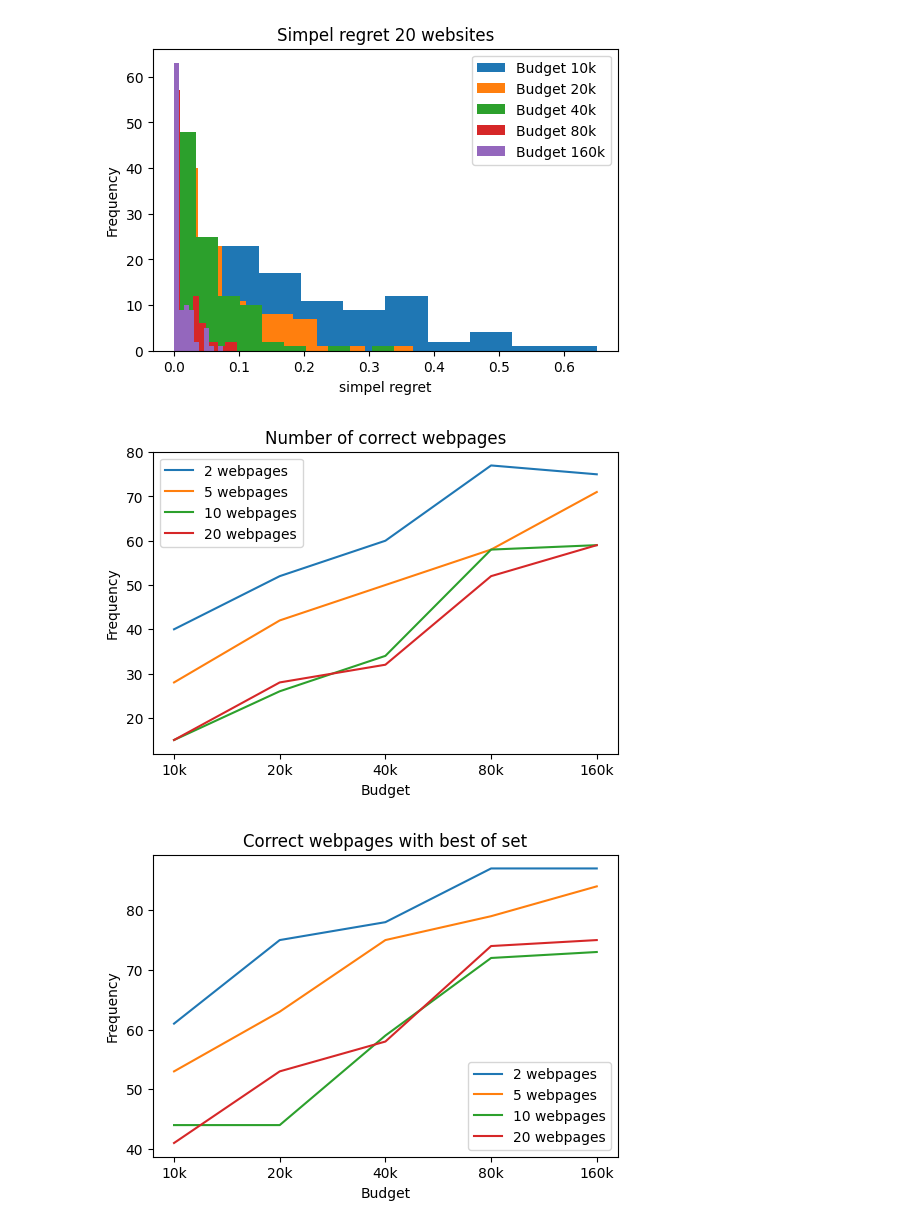
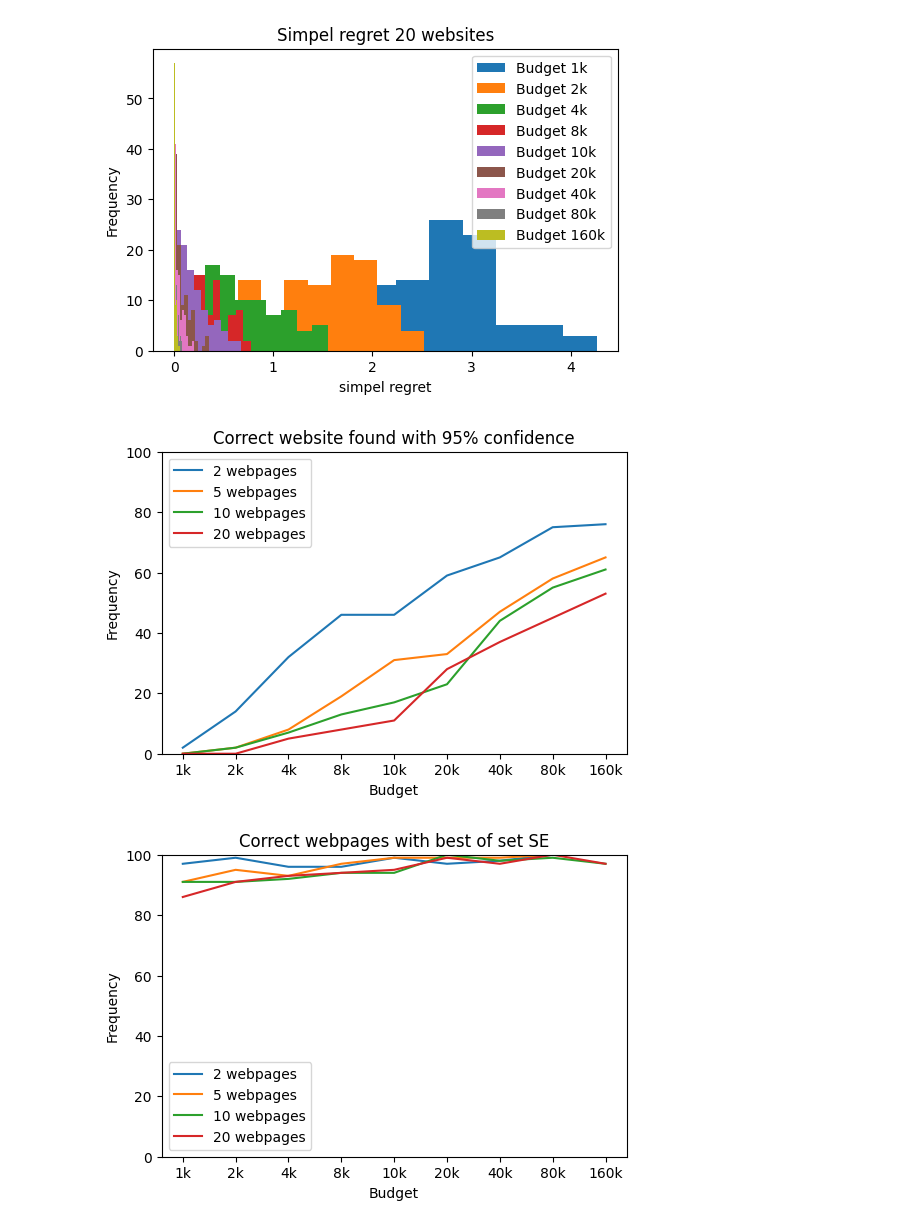
Before and after one commit to FlorisSchmidt/PBO, a Jupyter notebook: plots.ipynb, the cells around one changed output. Cells and saved outputs as stored; diff of their text form; code cells hidden in the pictures.

```diff
--- a/plots.ipynb
+++ b/plots.ipynb
@@ -63,29 +151,29 @@ plt.show()
 # %%
 for idx, site in enumerate(sites20):
-    plt.hist(simpel_regrets.get(site),label = f'Budget {budgets_labels[idx]}')
+    plt.hist(simpel_regrets_se.get(site),label = f'Budget {budgets_labels[idx]}')
 plt.legend()
 plt.title('Simpel regret 20 websites')
 plt.xlabel('simpel regret')
 plt.ylabel('Frequency')
 plt.show()
 # %% [output]
-[figure, old version]
+[figure, new version]
 # %%
 count_0_site2 = []
 for site in sites2:
-    count_0_site2.append(simpel_regrets.get(site).count(0))
+    count_0_site2.append(simpel_regrets_se.get(site).count(0))
 
 count_0_site5 = []
 for site in sites5:
-    count_0_site5.append(simpel_regrets.get(site).count(0))
+    count_0_site5.append(simpel_regrets_se.get(site).count(0))
 
 count_0_site10 = []
 for site in sites10:
-    count_0_site10.append(simpel_regrets.get(site).count(0))
+    count_0_site10.append(simpel_regrets_se.get(site).count(0))
 
 count_0_site20 = []
 for site in sites20:
-    count_0_site20.append(simpel_regrets.get(site).count(0))
+    count_0_site20.append(simpel_regrets_se.get(site).count(0))
 # %%
 plt.plot(count_0_site2,label='2 webpages')
 plt.plot(count_0_site5,label='5 webpages')
@@ -93,43 +181,43 @@ plt.plot(count_0_site10,label='10 webpages')
 plt.plot(count_0_site20,label='20 webpages')
 plt.legend()
 plt.ylabel('Frequency')
-x = [0,1,2,3,4]
-xi = ['10k','20k','40k','80k','160k']
+x = [0,1,2,3,4,5,6,7,8]
+xi = ['1k','2k','4k','8k','10k','20k','40k','80k','160k']
 plt.xticks(x,xi);
 plt.xlabel('Budget')
-plt.title('Number of correct webpages')
+plt.ylim(0,100)
+plt.title('Correct website found with 95% confidence')
 plt.show()
 # %% [output]
-[figure, old version]
+[figure, new version]
 # %%
-count_0_site2 = []
+count_0_site2_best_se = []
 for site in sites2:
-    count_0_site2.append(simpel_regrets_best.get(site).count(0))
+    count_0_site2_best_se.append(simpel_regrets_best_se.get(site).count(0))
 
-count_0_site5 = []
+count_0_site5_best_se = []
 for site in sites5:
-    count_0_site5.append(simpel_regrets_best.get(site).count(0))
+    count_0_site5_best_se.append(simpel_regrets_best_se.get(site).count(0))
 
-count_0_site10 = []
+count_0_site10_best_se = []
 for site in sites10:
-    count_0_site10.append(simpel_regrets_best.get(site).count(0))
+    count_0_site10_best_se.append(simpel_regrets_best_se.get(site).count(0))
 
-count_0_site20 = []
+count_0_site20_best_se = []
 for site in sites20:
-    count_0_site20.append(simpel_regrets_best.get(site).count(0))
+    count_0_site20_best_se.append(simpel_regrets_best_se.get(site).count(0))
 # %%
-plt.plot(count_0_site2,label='2 webpages')
-plt.plot(count_0_site5,label='5 webpages')
-plt.plot(count_0_site10,label='10 webpages')
-plt.plot(count_0_site20,label='20 webpages')
+plt.plot(count_0_site2_best_se,label='2 webpages')
+plt.plot(count_0_site5_best_se,label='5 webpages')
+plt.plot(count_0_site10_best_se,label='10 webpages')
+plt.plot(count_0_site20_best_se,label='20 webpages')
 plt.legend()
 plt.ylabel('Frequency')
-x = [0,1,2,3,4]
-xi = ['10k','20k','40k','80k','160k']
 plt.xticks(x,xi);
 plt.xlabel('Budget')
-plt.title('Correct webpages with best of set')
+plt.ylim(0,100)
+plt.title('Correct webpages with best of set SE')
 plt.show()
 #Deze plot kijkt naar de beste van de gereturnde sites
 # %% [output]
-[figure, old version]
+[figure, new version]
```
Also changed, not shown: parts of 12 cells of this notebook.
